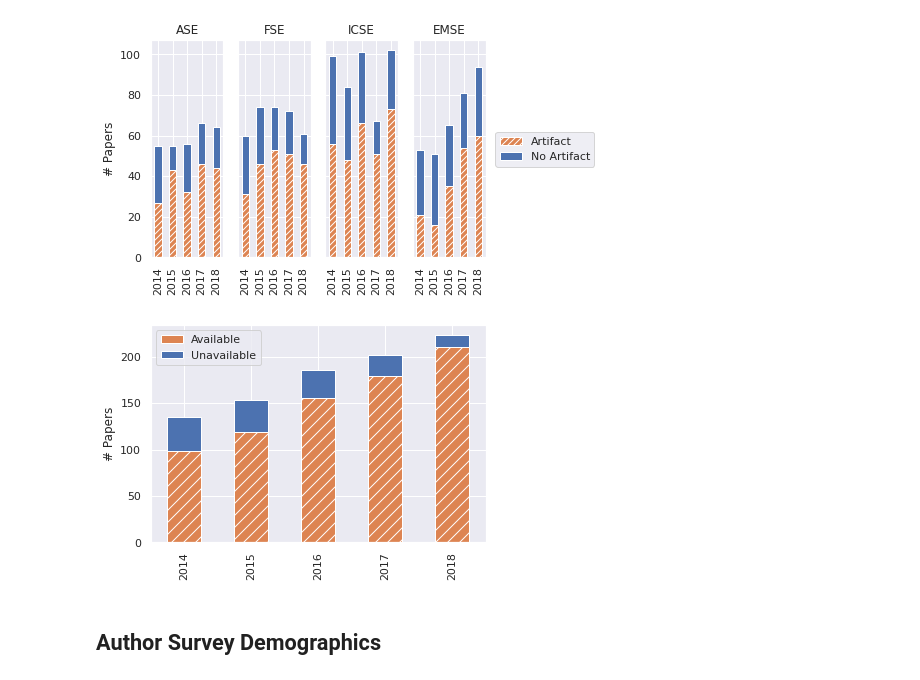
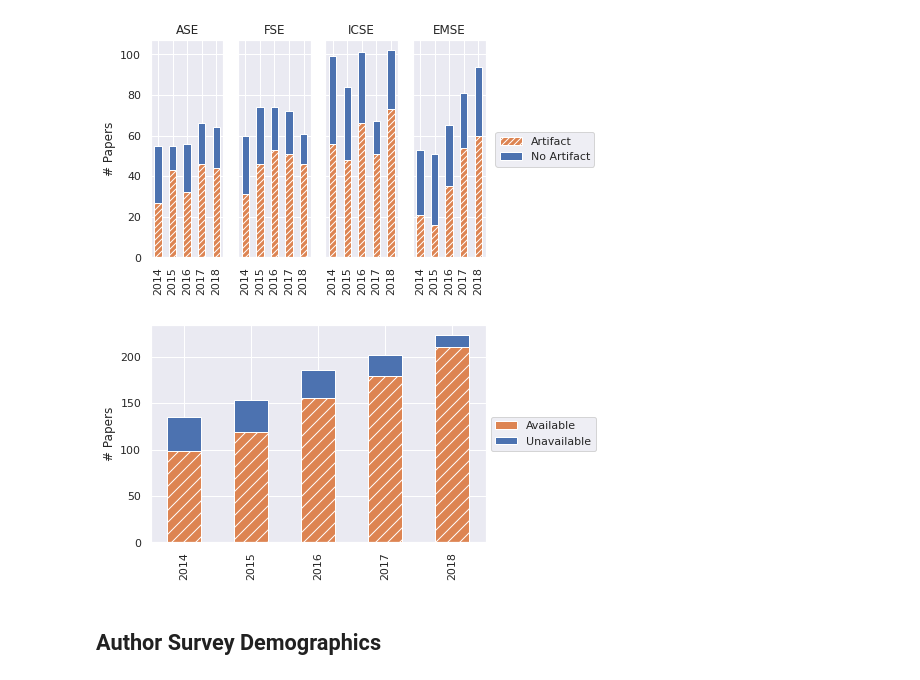
Before and after one commit to ChrisTimperley/se-artifact-sharing, a Jupyter notebook: se-artifacts.ipynb, the cells around one changed output. Drawn from its saved outputs; the diff is of its cells as text; code cells hidden in the pictures.

Commit message:
moved legend in availability figure for consistency

```diff
--- a/se-artifacts.ipynb
+++ b/se-artifacts.ipynb
@@ -101,21 +101,26 @@ ax.get_figure().savefig(
 # %%
 my_colors = ['#dd8452', '#4c72b0']
 
 df = papers[['year', 'is_alive', 'is_dead']]
 df = df.groupby(['year']).agg(
         {'is_alive': 'sum',
          'is_dead': 'sum',
         })
 df.rename(columns={'is_dead': 'Unavailable'}, inplace=True)
 df.rename(columns={'is_alive': 'Available'}, inplace=True)
-ax = df.plot(kind='bar', stacked=True, legend=True, ylabel='# Papers', xlabel='', color=my_colors)
+ax = df.plot(kind='bar', stacked=True, ylabel='# Papers', xlabel='', color=my_colors)
+legend = ax.legend(loc='center left', bbox_to_anchor=(1.0, 0.5))
 
 for bar in ax.patches[:5]:
     bar.set_hatch('//')
 
-save_figure(ax.get_figure(), "availability.pdf")
+ax.get_figure().savefig(
+    os.path.join(FIGURES_DIR, "availability.pdf"),
+    bbox_extra_artists=(legend,),
+    bbox_inches="tight",
+)
 # %% [output]
-[figure, old version]
+[figure, new version]
 # %% [markdown]
 ## Author Survey Demographics
 # %%
```
